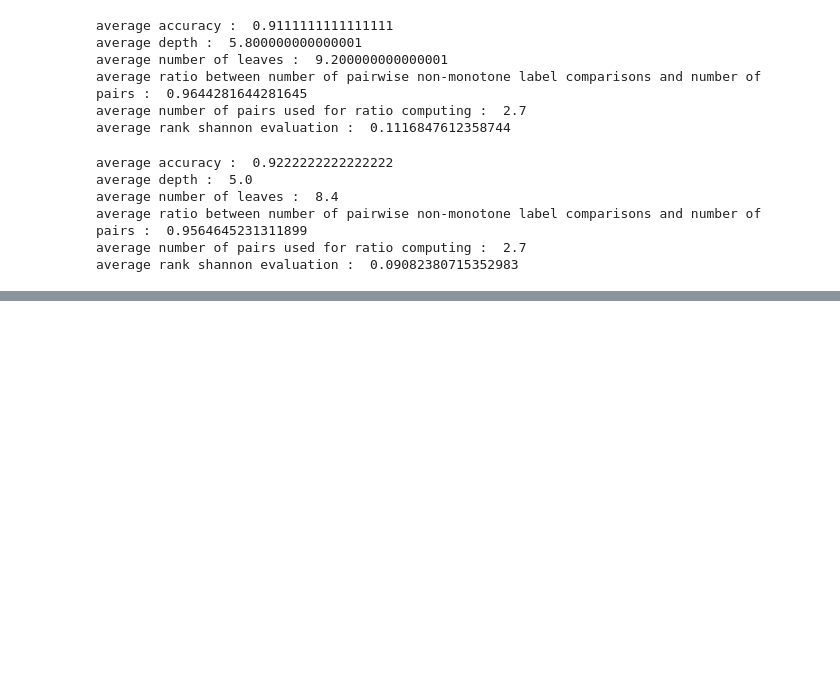
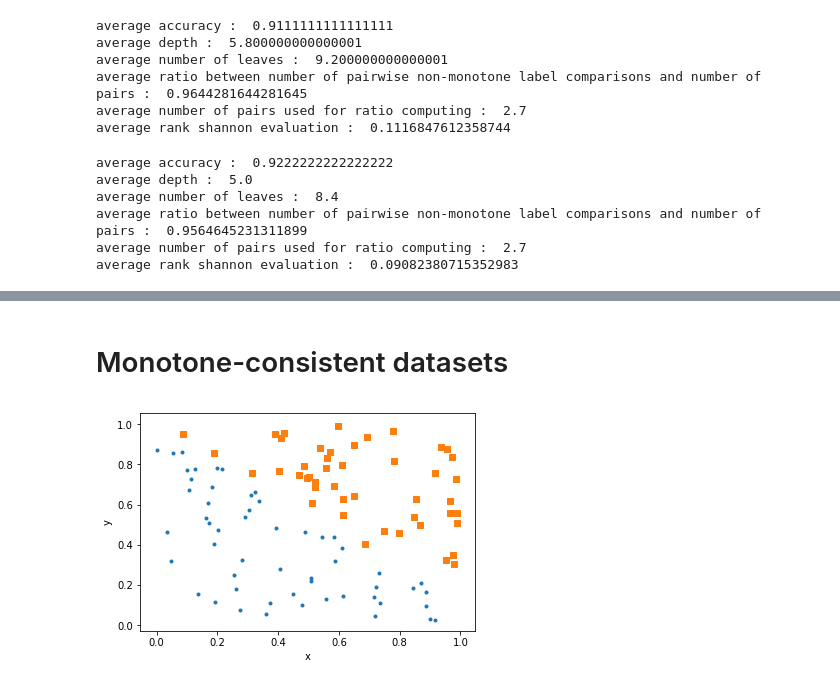
Before and after one commit to laudao/stage2018, a Jupyter notebook: code-experimentations/monotone_trees_partB.ipynb, the cells around one changed output, grey strips where cells are left out. Saved outputs shown, nothing was run; the diff lists cells and outputs as text; code cells hidden in the pictures; blank space fills up the shorter version.

```diff
--- a/code-experimentations/monotone_trees_partB.ipynb
+++ b/code-experimentations/monotone_trees_partB.ipynb
@@ -651,3 +648,10 @@ average rank shannon evaluation :  0.09082380715352983
 tree.plot()
 # %% [output]
 [drawing not drawn]
+# %% [markdown]
+# Monotone-consistent datasets
+# %%
+dataset = generate_monotone_consistent_dataset(100,2)
+plot2DSet(dataset, "")
+# %% [output]
+[figure, added]
```
Also changed, not shown: parts of 9 cells of this notebook, 1 other file.
